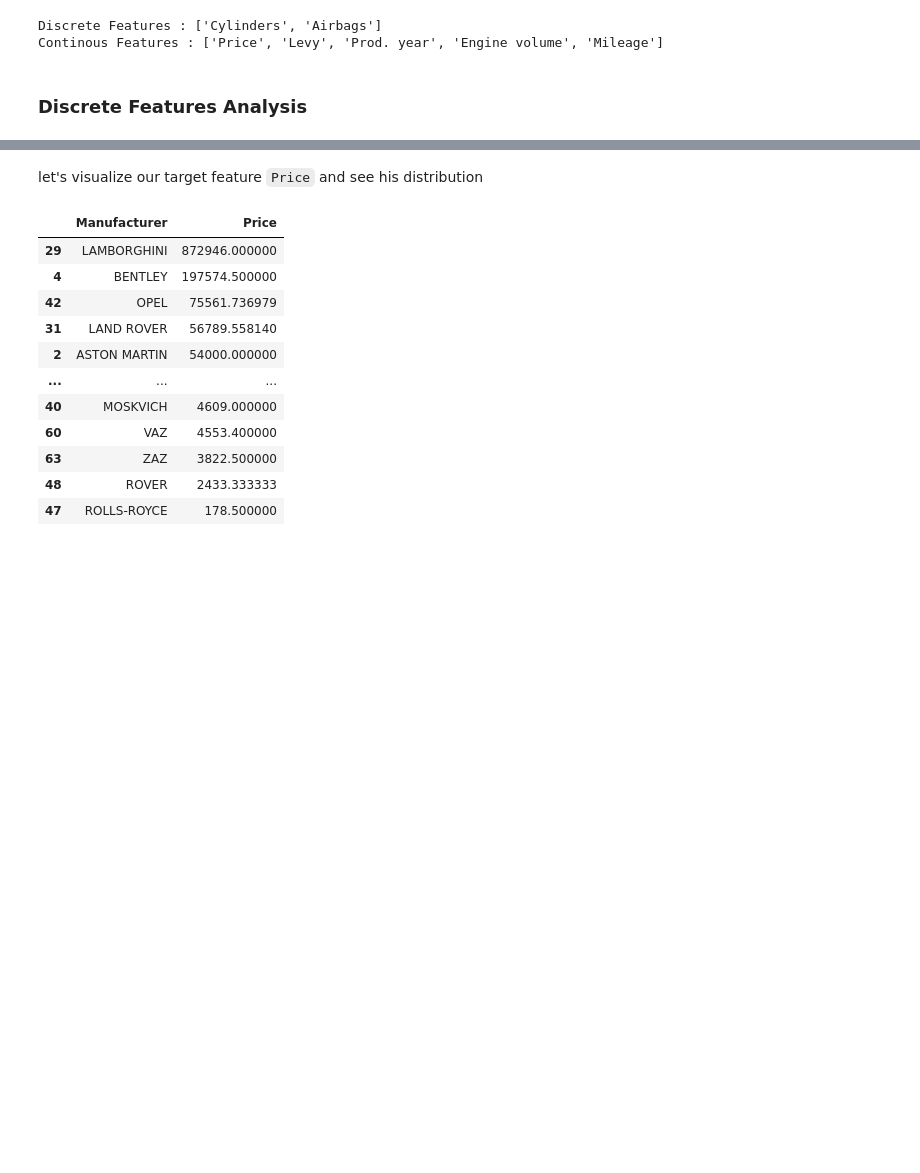
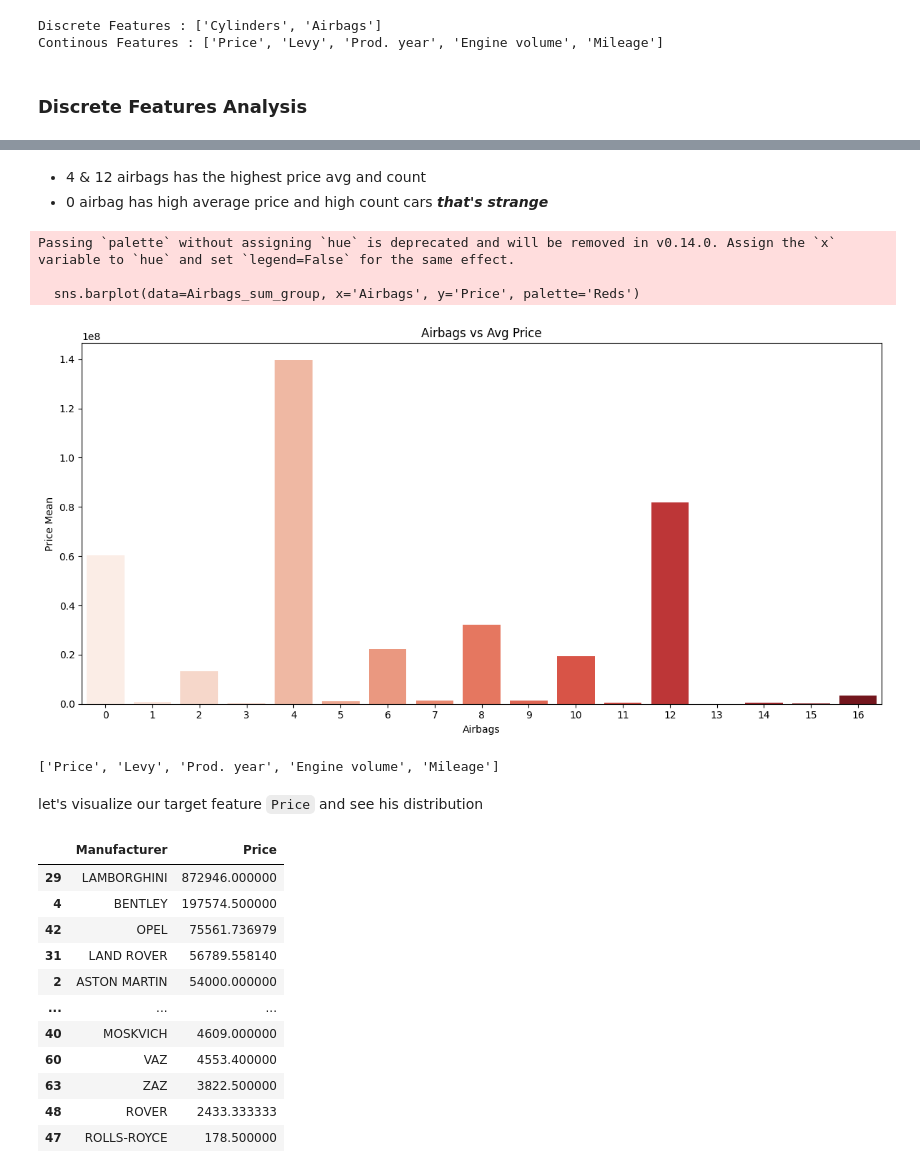
Before and after one commit to ahmeddiab1234/End-to-End-Car-Price-prediction, a Jupyter notebook: EDA.ipynb, the cells around one changed output, grey strips where cells are left out. Cells and saved outputs as stored; diff of their text form; code cells hidden in the pictures; blank space fills up the shorter version.

```diff
--- a/EDA.ipynb
+++ b/EDA.ipynb
@@ -475,0 +575,3 @@ Name: count, dtype: int64
+# %%
+Airbags_sum_group = group_by('Airbags', 'sum')
+Airbags_sum_group.sort_values(by='Price', ascending=False).reset_index(drop=True).style.background_gradient(cmap='Reds', subset=['Price'])
@@ -476,3 +619,26 @@ Name: count, dtype: int64
+# %% [markdown]
+- 4 & 12 airbags has the highest price avg and count
+- 0 airbag has high average price and high count cars ***that's strange***
+# %%
+
+plt.figure(figsize=(12,6))
+
+sns.barplot(data=Airbags_sum_group, x='Airbags', y='Price', palette='Reds')
+plt.title("Airbags vs Avg Price")
+plt.xlabel("Airbags")
+plt.ylabel("Price Mean")
+
+plt.tight_layout()
+plt.show()
+# %% [output]
+Passing `palette` without assigning `hue` is deprecated and will be removed in v0.14.0. Assign the `x` variable to `hue` and set `legend=False` for the same effect.
+
+  sns.barplot(data=Airbags_sum_group, x='Airbags', y='Price', palette='Reds')
+[figure, added]
+# %%
+continous_features
+# %% [output]
+['Price', 'Levy', 'Prod. year', 'Engine volume', 'Mileage']
 # %% [markdown]
 let's visualize our target feature `Price` and see his distribution
 # %%
```
Also changed, not shown: parts of 20 cells of this notebook.
